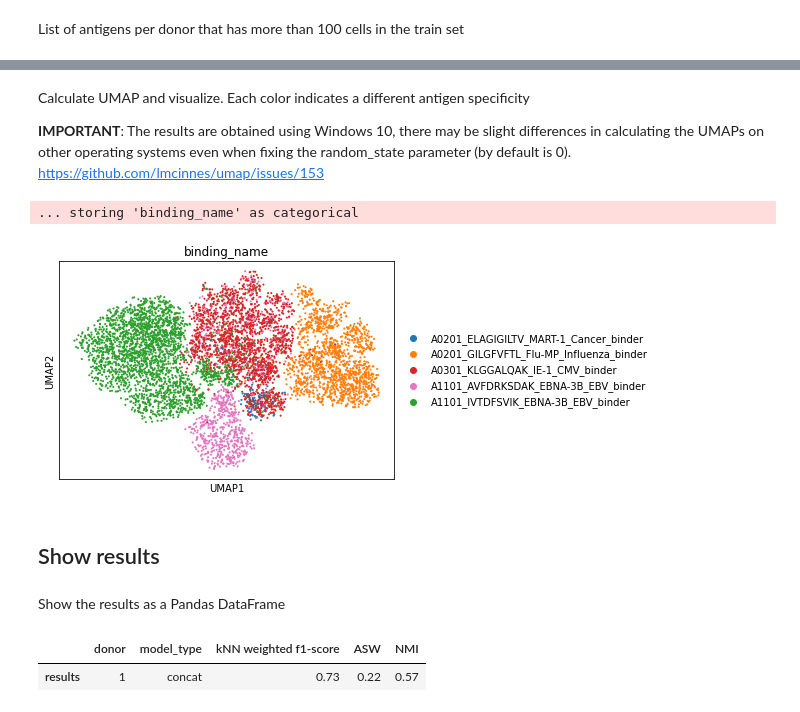
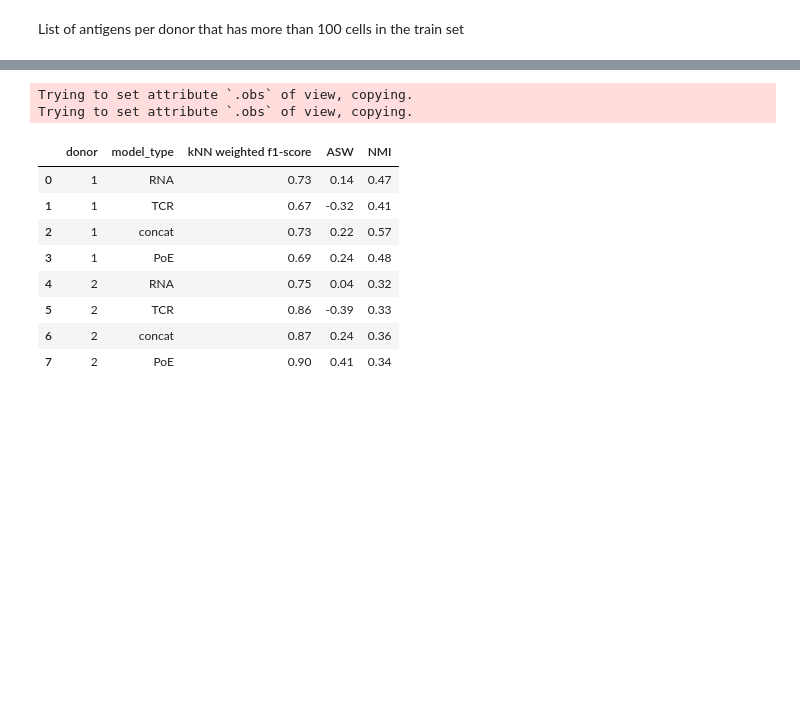
Before and after one commit to SchubertLab/mvTCR, a Jupyter notebook: experiments/10x_evaluate_models.ipynb, the cells around one changed output, grey strips where cells are left out. Cells and saved outputs as stored; diff of their text form; code cells hidden in the pictures; blank space fills up the shorter version.

```diff
--- a/experiments/10x_evaluate_models.ipynb
+++ b/experiments/10x_evaluate_models.ipynb
@@ -97,20 +96,37 @@ results['NMI'] = cluster_results['NMI']
-# %% [markdown]
-Calculate UMAP and visualize. Each color indicates a different antigen specificity
-
-**IMPORTANT**: The results are obtained using Windows 10, there may be slight differences in calculating the UMAPs on other operating systems even when fixing the random_state parameter (by default is 0). https://github.com/lmcinnes/umap/issues/153
-# %%
-show_umap(adata, test_embedding_func, source_data='train', min_dist=umap_params[DONOR_NR][MODEL_TYPE]['min_dist'],
-          spread=umap_params[DONOR_NR][MODEL_TYPE]['spread'], palette=tcr.constants.ANTIGEN_COLORS)
-# %% [output]
-... storing 'binding_name' as categorical
-[figure, removed]
-# %% [markdown]
-## Show results
-# %% [markdown]
-Show the results as a Pandas DataFrame
-# %%
-pd.set_option('precision', 2)
-pd.DataFrame(results, index=['results'])
-# %% [output]
-|  | donor | model_type | kNN weighted f1-score | ASW | NMI |
-| results | 1 | concat | 0.73 | 0.22 | 0.57 |
+# %%
+results_list = []
+for DONOR_NR in ['1', '2']:
+    adata = adata_all[adata_all.obs['donor'] == 'donor_'+DONOR_NR]
+    adata = adata[adata.obs['binding_name'].isin(donor_specific_high_count_antigens[DONOR_NR])]
+    adata.obs['binding_name'] = adata.obs['binding_name'].astype(str)
+
+    for MODEL_TYPE in ['RNA', 'TCR', 'concat', 'PoE']:
+        results = {'donor': DONOR_NR, 'model_type': MODEL_TYPE}  # dict saving the results, later will be converted to pd.DataFrame
+
+        model = load_model(MODEL_TYPE, DONOR_NR, adata)
+        test_embedding_func = get_model_prediction_function(model, batch_size=1024)  # helper function for evaluation functions
+
+        summary = run_imputation_evaluation(adata, test_embedding_func, query_source='test', use_non_binder=False, use_reduced_binders=True, num_neighbors=5)
+        results['kNN weighted f1-score'] = summary['knn']['weighted avg']['f1-score']
+
+        cluster_results = run_clustering_evaluation(adata, test_embedding_func, 'all', name_label='binding_name',
+                                           cluster_params={'resolution': umap_params[DONOR_NR][MODEL_TYPE]['resolution'],
+                                                           'num_neighbors': 5})
+        results['ASW'] = cluster_results['ASW']
+        results['NMI'] = cluster_results['NMI']
+
+        results_list.append(results)
+pd.set_option('precision', 2)
+pd.DataFrame(results_list)
+# %% [output]
+Trying to set attribute `.obs` of view, copying.
+Trying to set attribute `.obs` of view, copying.
+|  | donor | model_type | kNN weighted f1-score | ASW | NMI |
+| 0 | 1 | RNA | 0.73 | 0.14 | 0.47 |
+| 1 | 1 | TCR | 0.67 | -0.32 | 0.41 |
+| 2 | 1 | concat | 0.73 | 0.22 | 0.57 |
+| 3 | 1 | PoE | 0.69 | 0.24 | 0.48 |
+| 4 | 2 | RNA | 0.75 | 0.04 | 0.32 |
+| 5 | 2 | TCR | 0.86 | -0.39 | 0.33 |
+| 6 | 2 | concat | 0.87 | 0.24 | 0.36 |
+| 7 | 2 | PoE | 0.90 | 0.41 | 0.34 |
```
Also changed, not shown: parts of 39 cells of this notebook, 1 other file.
